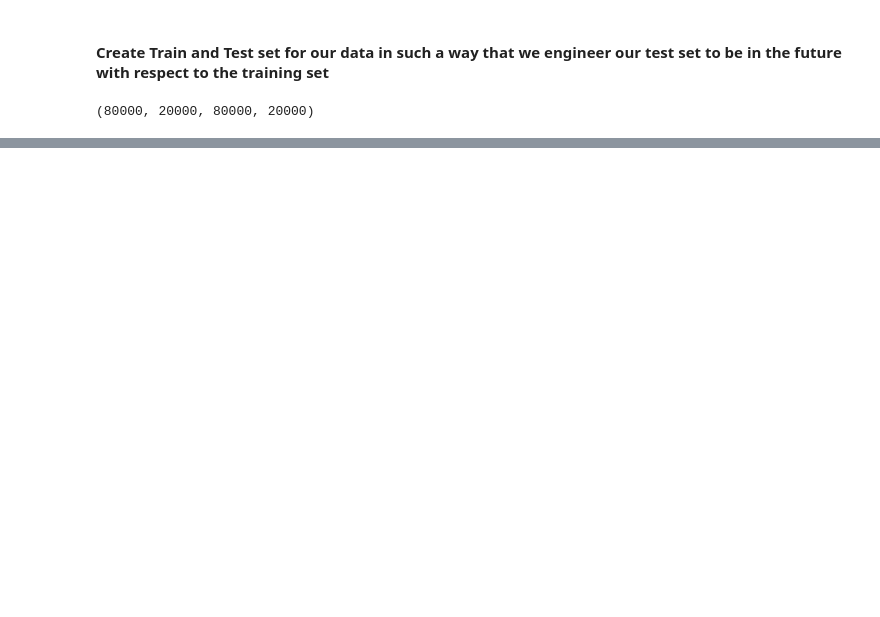
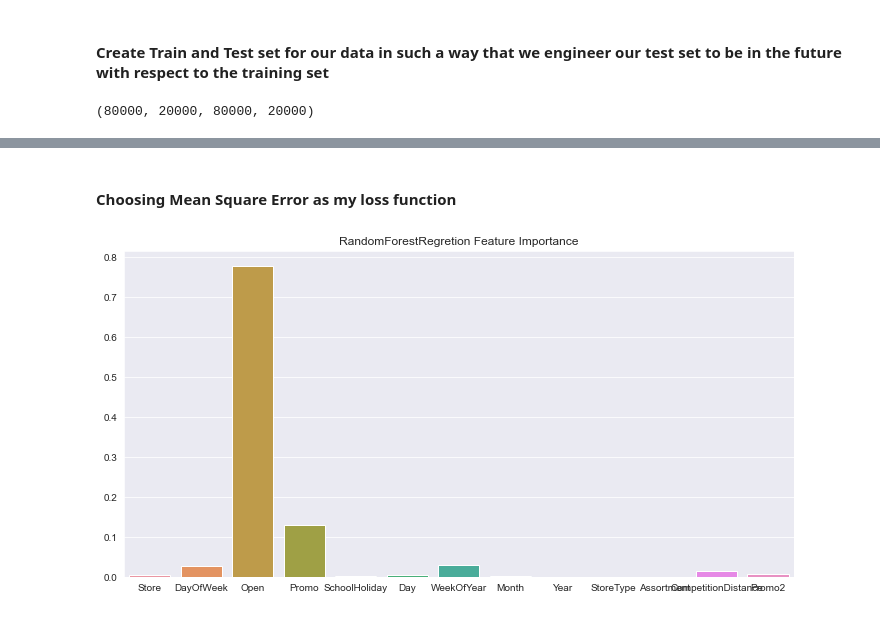
Before and after one commit to ProgrammingOperative/Pharmaceutical-Sales-Prediction, a Jupyter notebook: notebooks/Preprocessing.ipynb, the cells around one changed output, grey strips where cells are left out. Saved outputs shown, nothing was run; the diff lists cells and outputs as text; code cells hidden in the pictures; blank space fills up the shorter version.

Commit message:
Plot feature importance bar graph

```diff
--- a/notebooks/Preprocessing.ipynb
+++ b/notebooks/Preprocessing.ipynb
@@ -344,0 +348,4 @@ dt = Pipeline(steps=[
+# %%
+rfr.fit(X_train, y_train)
+lr.fit(X_train, y_train)
+dt.fit(X_train, y_train)
@@ -344,0 +385,7 @@ dt = Pipeline(steps=[
+# %% [markdown]
+#### Choosing Mean Square Error as my loss function
+# %%
+important_features = rfr[1].feature_importances_
+plots.bar(feature_columns, important_features, 'RandomForestRegretion Feature Importance')
+# %% [output]
+[figure, added]
```
Also changed, not shown: parts of 32 cells of this notebook.
